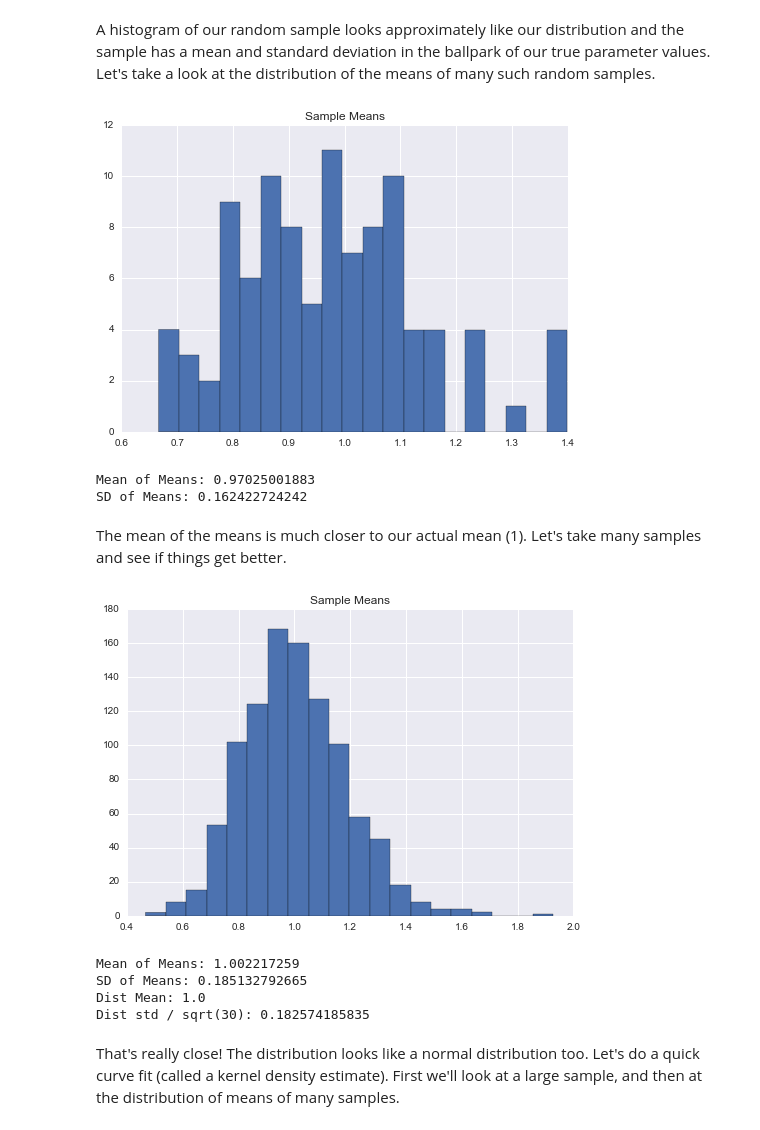
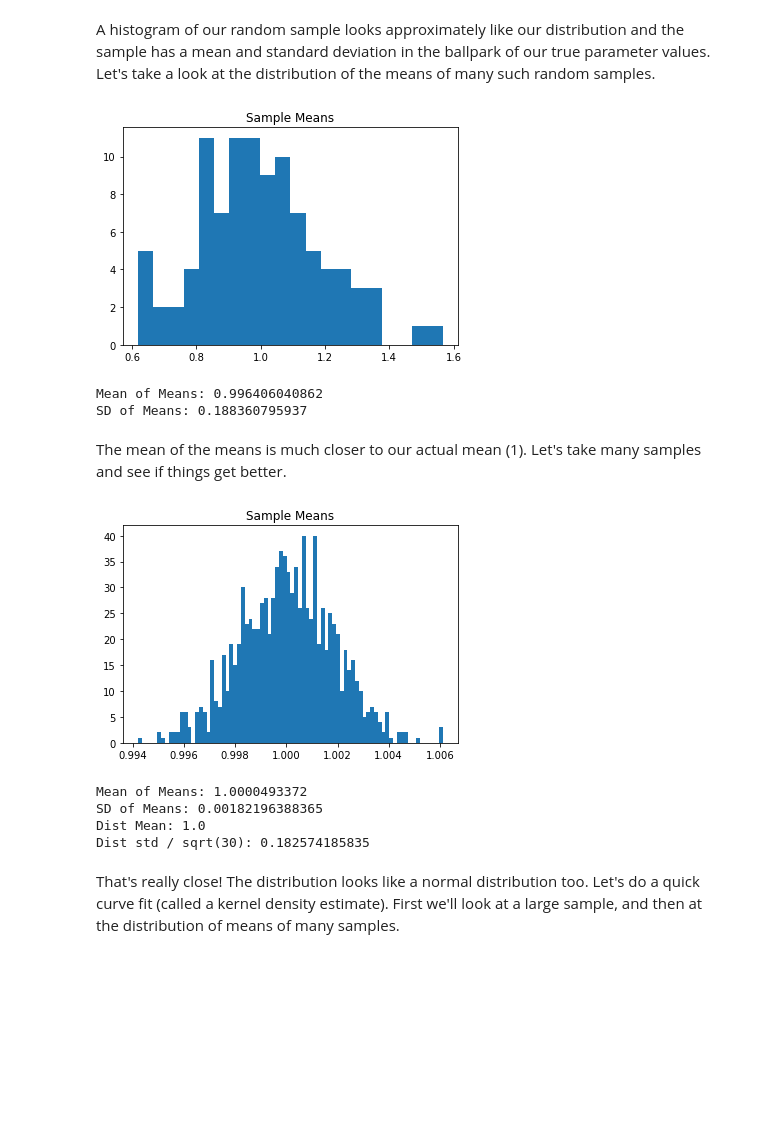
Before and after one commit to MakerGit22/DataScience, a Jupyter notebook: lessons/lesson-03/code/Central Limit Theorem.ipynb, the cells around one changed output. Drawn from its saved outputs; the diff is of its cells as text; code cells hidden in the pictures; blank space fills up the shorter version.

```diff
--- a/lessons/lesson-03/code/Central Limit Theorem.ipynb
+++ b/lessons/lesson-03/code/Central Limit Theorem.ipynb
@@ -36,7 +36,7 @@ Std Dev: 1.0
 Let's take a look at a random sample from the exponential distribution. Rerun the following cell several times.
 # %%
 # Take a random sample of size 30
-sample = dist.rvs(30)
+sample = dist.rvs(300)
 print "Sample Mean:", np.mean(sample)
 print "Sample Std Dev:", np.std(sample)
 plt.hist(sample, bins=10)
@@ -62,32 +62,32 @@ plt.show()
 print "Mean of Means:", np.mean(means)
 print "SD of Means:", np.std(means)
 # %% [output]
-[figure, old version]
+[figure, new version]
-Mean of Means: 0.97025001883
-SD of Means: 0.162422724242
+Mean of Means: 0.996406040862
+SD of Means: 0.188360795937
 # %% [markdown]
 The mean of the means is much closer to our actual mean (1). Let's take many samples and see if things get better.
 # %%
 means = []
 devs = []
 samples = 1000
 for i in range(samples):
-    sample = dist.rvs(30)
+    sample = dist.rvs(300000)
     means.append(np.mean(sample))
     devs.append(np.std(sample))
-plt.hist(means, bins=20)
+plt.hist(means, bins=80)
 plt.title("Sample Means")
 plt.show()
 
 print "Mean of Means:", np.mean(means)
 print "SD of Means:", np.std(means)
 
 print "Dist Mean:", dist.mean()
 print "Dist std / sqrt(30):", dist.std() / np.sqrt(30)
 # %% [output]
-[figure, old version]
+[figure, new version]
-Mean of Means: 1.002217259
-SD of Means: 0.185132792665
+Mean of Means: 1.0000493372
+SD of Means: 0.00182196388365
 Dist Mean: 1.0
 Dist std / sqrt(30): 0.182574185835
 # %% [markdown]
```
Also changed, not shown: parts of 3 cells of this notebook.
